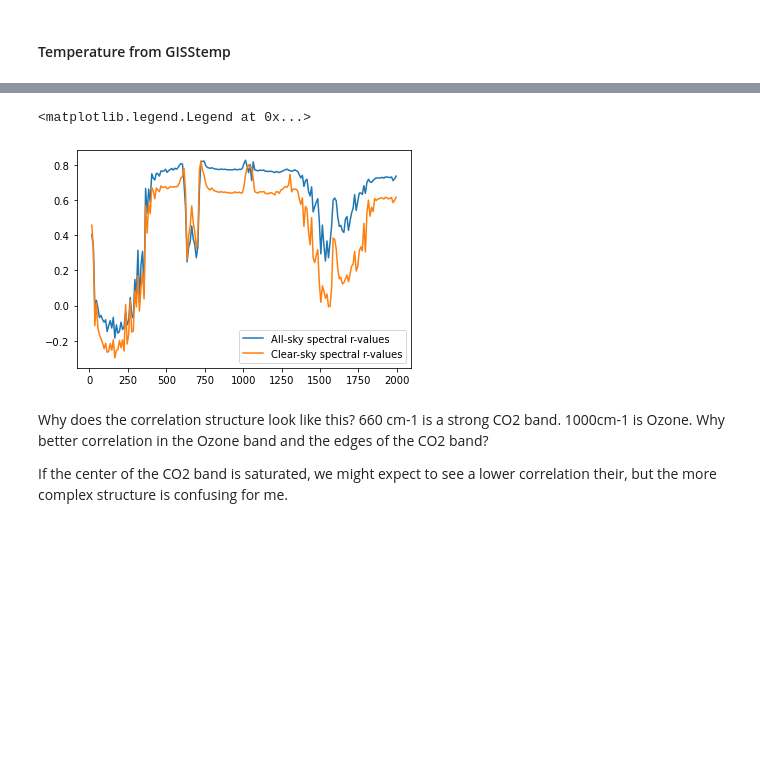
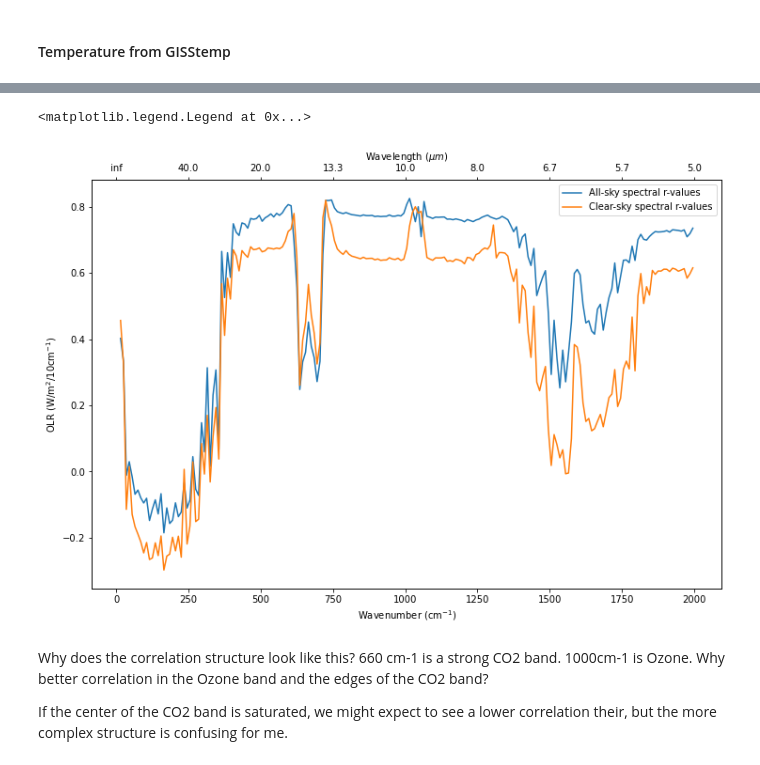
Before and after one commit to jshaw35/spectral_ice, a Jupyter notebook: AIRS_channel_selection.ipynb, the cells around one changed output, grey strips where cells are left out. Saved outputs shown, nothing was run; the diff lists cells and outputs as text; code cells hidden in the pictures; blank space fills up the shorter version.

Commit message:
update figure 2 and add fractionalized WV

```diff
--- a/AIRS_channel_selection.ipynb
+++ b/AIRS_channel_selection.ipynb
@@ -238,13 +238,34 @@ for _wnum,_wnum_clr in zip(trends_reorg,trends_clr_reorg):
     rvals_gisstemp_clr[str(_wnum.wnum.values)] = r_clr
     rvals_list_gisstemp_clr.append(r_clr)
 # %%
-plt.plot(trends_reorg.wnum,np.array(rvals_list_gisstemp),label='All-sky spectral r-values')
-plt.plot(trends_reorg.wnum,np.array(rvals_list_gisstemp_clr),label='Clear-sky spectral r-values')
+def tick_function(X):
+    V = 1e4/X
+    return ["%.1f" % z for z in V]
 
-plt.legend()
+
+fig1 = plt.figure(constrained_layout=False,figsize=(12,8))
+f1_ax1 = fig1.add_subplot(111)
+
+f1_ax1.plot(trends_reorg.wnum,np.array(rvals_list_gisstemp),label='All-sky spectral r-values')
+f1_ax1.plot(trends_reorg.wnum,np.array(rvals_list_gisstemp_clr),label='Clear-sky spectral r-values')
+
+f1_ax1b = f1_ax1.twiny()
+
+ax1Ticks = f1_ax1.get_xticks()
+ax2Ticks = ax1Ticks
+
+f1_ax1b.set_xticks(ax2Ticks)
+f1_ax1b.set_xbound(f1_ax1.get_xbound())
+f1_ax1b.set_xticklabels(tick_function(ax2Ticks))
+
+f1_ax1b.set_xlabel('Wavelength ($\mu m$)') # W/m$^{2}$/10cm$^{-1}$
+f1_ax1.set_ylabel('OLR (W/m$^{2}$/10cm$^{-1}$)')
+f1_ax1.set_xlabel('Wavenumber (cm$^{-1}$)')
+
+f1_ax1.legend()
 # %% [output]
 <matplotlib.legend.Legend at 0x...>
-[figure, old version]
+[figure, new version]
 # %% [markdown]
 Why does the correlation structure look like this? 660 cm-1 is a strong CO2 band. 1000cm-1 is Ozone. Why better correlation in the Ozone band and the edges of the CO2 band?
 
```
Also changed, not shown: parts of 7 cells of this notebook, 4 other files.
